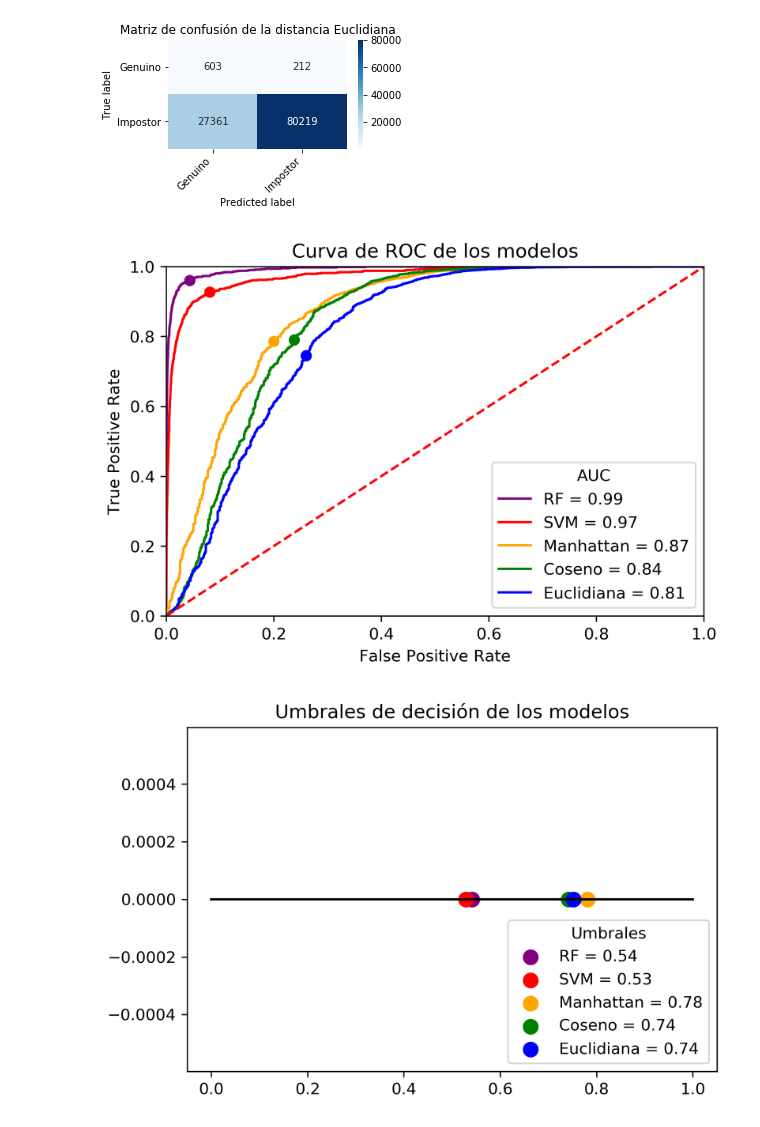
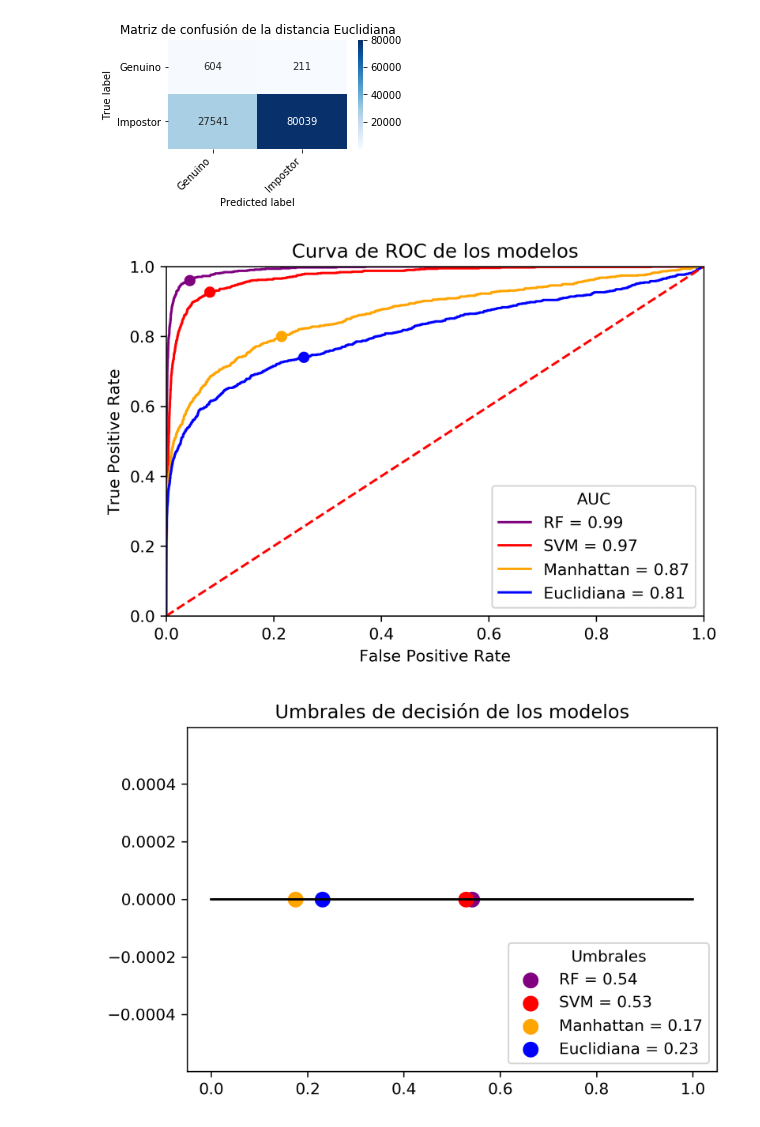
Before and after one commit to aronlo/tesis, a Jupyter notebook: allModels.ipynb, the cells around one changed output. Drawn from its saved outputs; the diff is of its cells as text; code cells hidden in the pictures.

```diff
--- a/allModels.ipynb
+++ b/allModels.ipynb
@@ -166,9 +166,9 @@ print("F1", f1)
 print(report)
 print(cm)
 
-labels = [0] * len(genuine_scores_test) + [1] * len(impostor_scores_test)
-fpr, tpr, thresholds = roc_curve(labels, genuine_scores_test + impostor_scores_test)
-roc_auc = evaluate_AUC_Distance(genuine_scores_test, impostor_scores_test)
+labels = [1] * len(genuine_scores_test) + [0] * len(impostor_scores_test)
+fpr, tpr, thresholds = roc_curve(labels, genuine_scores_test + impostor_scores_test, pos_label = 1)
+roc_auc = evaluate_AUC_Prob(genuine_scores_test, impostor_scores_test)
 fpr_["manhattan"] = fpr
 tpr_["manhattan"] = tpr
 roc_auc_["manhattan"] = roc_auc
@@ -261,9 +246,9 @@ print("F1", f1)
 print(report)
 print(cm)
 
-labels = [0] * len(genuine_scores_test) + [1] * len(impostor_scores_test)
-fpr, tpr, thresholds = roc_curve(labels, genuine_scores_test + impostor_scores_test)
-roc_auc = evaluate_AUC_Distance(genuine_scores_test, impostor_scores_test)
+labels = [1] * len(genuine_scores_test) + [0] * len(impostor_scores_test)
+fpr, tpr, thresholds = roc_curve(labels, genuine_scores_test + impostor_scores_test, pos_label = 1)
+roc_auc = evaluate_AUC_Prob(genuine_scores_test, impostor_scores_test)
 fpr_["eu"] = fpr
 tpr_["eu"] = tpr
 roc_auc_["eu"] = roc_auc
@@ -297,36 +282,36 @@ plt.title("Curva de ROC de los modelos")
 
 plt.plot(fpr_["rf"], tpr_["rf"], 'purple', label = 'RF = %0.2f' % roc_auc_["rf"])
 plt.scatter(thresh_x_["rf"] ,thresh_y_["rf"], color = "purple")
 #plt.text(thresh_x_["rf"] + 0.025, thresh_y_["rf"] - 0.05 , thresh_std)
 
 
 plt.plot(fpr_["svm"], tpr_["svm"], 'red', label = 'SVM = %0.2f' % roc_auc_["svm"])
 plt.scatter(thresh_x_["svm"] ,thresh_y_["svm"], color = "red" )
 #plt.text(thresh_x_["svm"]+ 0.025, thresh_y_["svm"] - 0.05 , thresh_std)
 
 plt.plot(fpr_["manhattan"], tpr_["manhattan"], 'orange', label = 'Manhattan = %0.2f' % roc_auc_["manhattan"])
 plt.scatter(thresh_x_["manhattan"] ,thresh_y_["manhattan"], color = "orange")
 #plt.text(thresh_x_["manhattan"] + 0.025,thresh_y_["manhattan"] - 0.05 , thresh_std)
 
-plt.plot(fpr_["cos"], tpr_["cos"], 'green', label = 'Coseno = %0.2f' % roc_auc_["cos"])
-plt.scatter(thresh_x_["cos"] ,thresh_y_["cos"], color = "green")
+#plt.plot(fpr_["cos"], tpr_["cos"], 'green', label = 'Coseno = %0.2f' % roc_auc_["cos"])
+#plt.scatter(thresh_x_["cos"] ,thresh_y_["cos"], color = "green")
 #plt.text(thresh_x_["cos"] + 0.025, thresh_y_["cos"] - 0.05 , thresh_std)
 
 plt.plot(fpr_["eu"], tpr_["eu"], 'blue', label = 'Euclidiana = %0.2f' % roc_auc_["eu"])
 plt.scatter(thresh_x_["eu"] ,thresh_y_["eu"], color = "blue")
 #plt.text(thresh_x_["eu"]+ 0.025, thresh_y_["eu"] - 0.05 , thresh_std)
 
 #------------------------------------------------------------------
 #Configuraciones generales
 plt.plot([0, 1], [0, 1],'r--')
 plt.xlim([0, 1])
 plt.ylim([0, 1])
 plt.ylabel('True Positive Rate')
 plt.xlabel('False Positive Rate')
 plt.legend(title='AUC', loc = 'lower right')
 plt.show()
 # %% [output]
-[figure, old version]
+[figure, new version]
 # %%
 plt.figure( dpi=300)
 #-----------------------------------------------------------------
@@ -339,12 +324,12 @@ plt.plot([0, 1], [0,0], color = "black")
 
 plt.scatter(0.54190476, 0, color = "purple", label = "RF = " + str(0.54),  s= size)
 plt.scatter(0.52927178, 0, color = "red", label = "SVM = " + str(0.53),  s= size)
-plt.scatter(0.781604317441693, 0, color = "orange", label = "Manhattan = " + str(0.78),  s= size)
-plt.scatter(0.7420176032699239, 0, color = "green", label = "Coseno = " + str(0.74),  s= size)
-plt.scatter(0.752036070422859, 0, color = "blue", label = "Euclidiana = " + str(0.74),  s= size)
+plt.scatter(0.17460526, 0, color = "orange", label = "Manhattan = " + str(0.17),  s= size)
+#plt.scatter(0.7420176032699239, 0, color = "green", label = "Coseno = " + str(0.74),  s= size)
+plt.scatter(0.23072056, 0, color = "blue", label = "Euclidiana = " + str(0.23),  s= size)
 
 plt.legend(title='Umbrales')
 plt.legend(loc = 'lower right', title = "Umbrales")
 plt.show()
 # %% [output]
-[figure, old version]
+[figure, new version]
```
Also changed, not shown: parts of 4 cells of this notebook, 4 other files.
